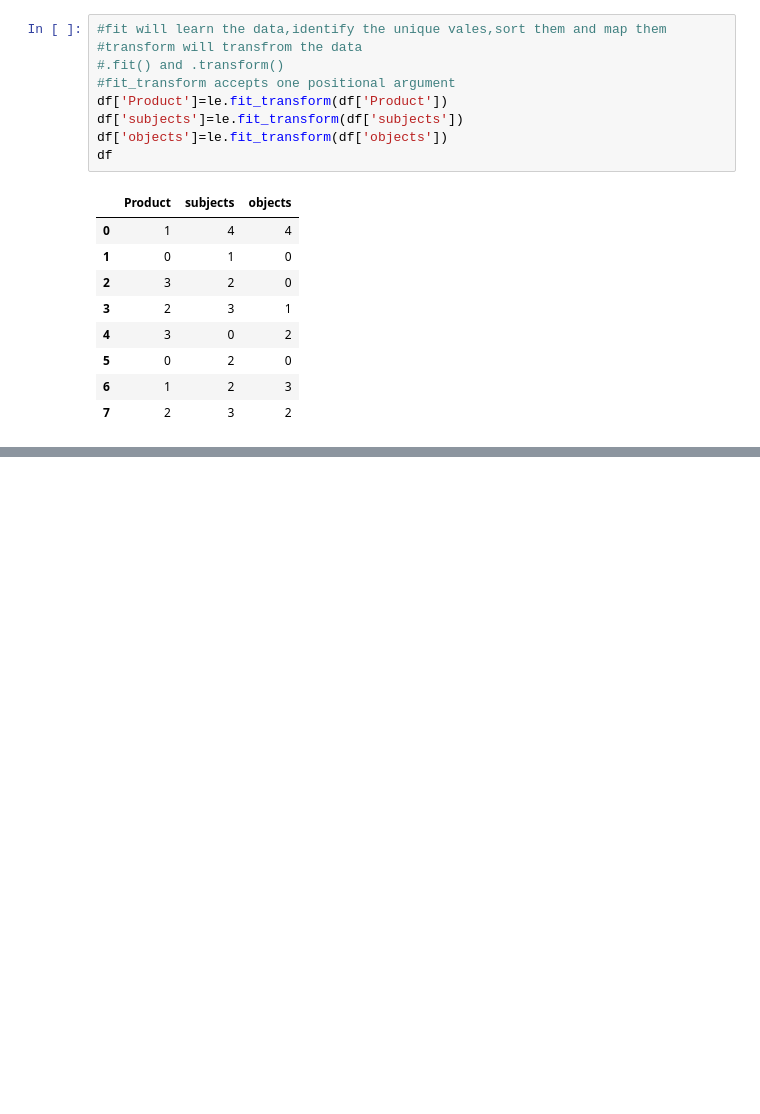
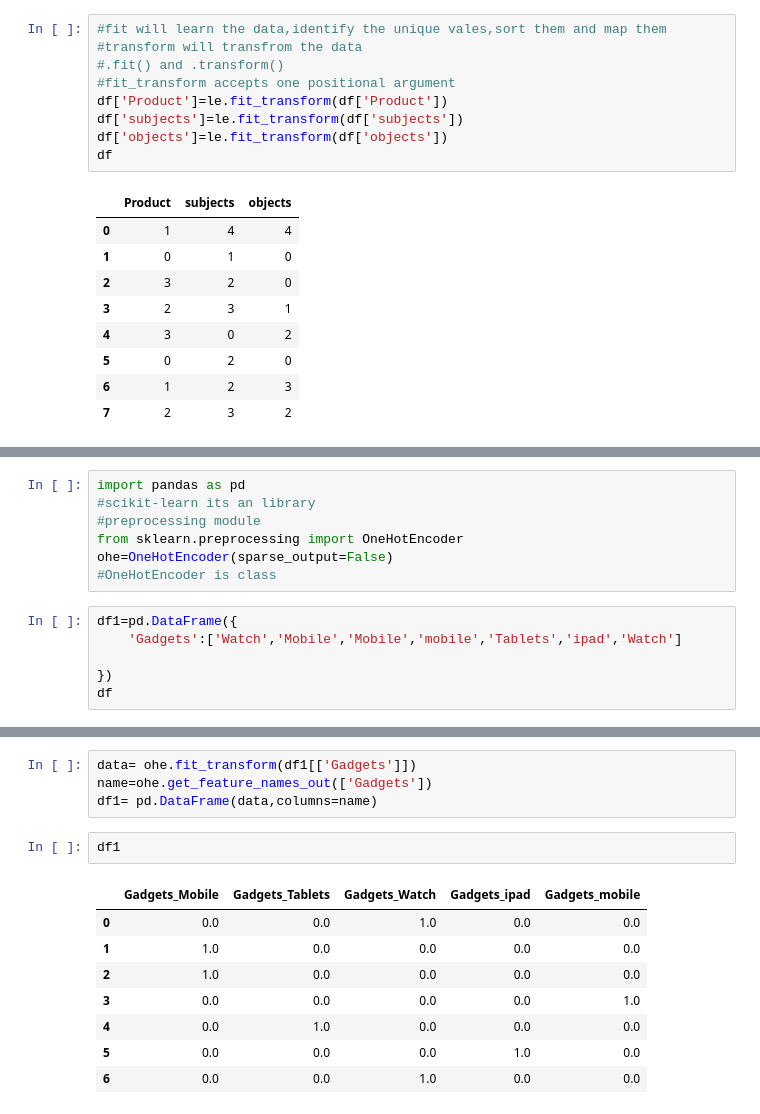
Before and after one commit to eashwardarur/DA, a Jupyter notebook: preprocessing.ipynb, the cells around one changed output, grey strips where cells are left out. Saved outputs shown, nothing was run; the diff lists cells and outputs as text; blank space fills up the shorter version.

Commit message:
OneHotEncoder

```diff
--- a/preprocessing.ipynb
+++ b/preprocessing.ipynb
@@ -54,0 +60,13 @@ df
+# %%
+import pandas as pd
+#scikit-learn its an library
+#preprocessing module
+from sklearn.preprocessing import OneHotEncoder
+ohe=OneHotEncoder(sparse_output=False)
+#OneHotEncoder is class
+# %%
+df1=pd.DataFrame({
+    'Gadgets':['Watch','Mobile','Mobile','mobile','Tablets','ipad','Watch']
+
+})
+df
@@ -54,0 +82,15 @@ df
+# %%
+data= ohe.fit_transform(df1[['Gadgets']])
+name=ohe.get_feature_names_out(['Gadgets'])
+df1= pd.DataFrame(data,columns=name)
+# %%
+df1
+# %% [output]
+|  | Gadgets_Mobile | Gadgets_Tablets | Gadgets_Watch | Gadgets_ipad | Gadgets_mobile |
+| 0 | 0.0 | 0.0 | 1.0 | 0.0 | 0.0 |
+| 1 | 1.0 | 0.0 | 0.0 | 0.0 | 0.0 |
+| 2 | 1.0 | 0.0 | 0.0 | 0.0 | 0.0 |
+| 3 | 0.0 | 0.0 | 0.0 | 0.0 | 1.0 |
+| 4 | 0.0 | 1.0 | 0.0 | 0.0 | 0.0 |
+| 5 | 0.0 | 0.0 | 0.0 | 1.0 | 0.0 |
+| 6 | 0.0 | 0.0 | 1.0 | 0.0 | 0.0 |
```
Also changed, not shown: parts of 6 cells of this notebook.
